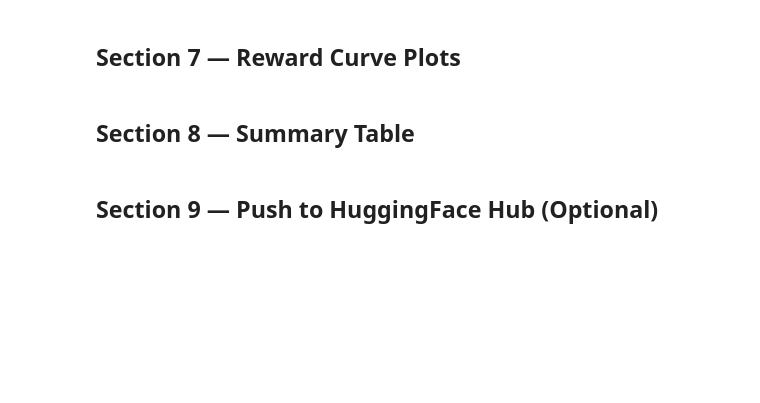
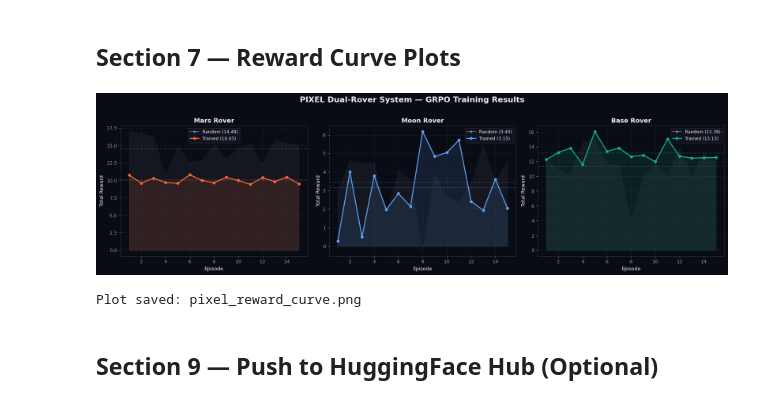
Before and after one commit to Satyamgupta2365/PIXIE, a Jupyter notebook: training/train_grpo.ipynb, the cells around one changed output. Saved outputs shown, nothing was run; the diff lists cells and outputs as text; code cells hidden in the pictures; blank space fills up the shorter version.

```diff
--- a/training/train_grpo.ipynb
+++ b/training/train_grpo.ipynb
@@ -352,32 +413,33 @@ print('\nEvaluation complete!')
 # %%
 import matplotlib.pyplot as plt
 
 fig, axes = plt.subplots(1, 3, figsize=(18, 5))
 fig.patch.set_facecolor('#0A0C15')
 colors = {'Mars': '#FF6B35', 'Moon': '#60A5FA', 'Base': '#10B981'}
 
 for idx, (env_name, data) in enumerate(results.items()):
     ax = axes[idx]
     ax.set_facecolor('#0A0C15')
     eps = range(1, N+1)
-    ax.plot(eps, data['random'], 'o-', color='#8A94A6', lw=1.5, label=f'Random ({np.mean(data["random"]):.2f})', alpha=.7, ms=4)
+    ax.plot(eps, data['trained'], 'o-', color='#8A94A6', lw=1.5, label=f'Random ({np.mean(data["random"]):.2f})', alpha=.7, ms=4)
     ax.plot(eps, data['trained'], 'o-', color=colors[env_name], lw=2, label=f'Trained ({np.mean(data["trained"]):.2f})', alpha=.9, ms=5)
     ax.fill_between(eps, data['random'], alpha=0.08, color='#8A94A6')
     ax.fill_between(eps, data['trained'], alpha=0.12, color=colors[env_name])
     ax.axhline(y=np.mean(data['random']), color='#8A94A6', ls='--', alpha=.3)
     ax.axhline(y=np.mean(data['trained']), color=colors[env_name], ls='--', alpha=.3)
     ax.set_title(f'{env_name} Rover', color='#F0F0F0', fontweight='bold', fontsize=13)
     ax.set_xlabel('Episode', color='#F0F0F0')
     ax.set_ylabel('Total Reward', color='#F0F0F0')
     ax.legend(facecolor='#141623', edgecolor='#333', labelcolor='#F0F0F0', fontsize=9)
     ax.tick_params(colors='#8A94A6')
     ax.grid(True, alpha=.12, color='#8A94A6')
     for s in ax.spines.values(): s.set_color('#333')
 
 plt.suptitle('PIXEL Dual-Rover System — GRPO Training Results', color='#F0F0F0', fontsize=16, fontweight='bold', y=1.02)
 plt.tight_layout()
 plt.savefig('pixel_reward_curve.png', dpi=150, facecolor='#0A0C15', bbox_inches='tight')
 plt.show()
 print('Plot saved: pixel_reward_curve.png')
+# %% [output]
+[figure, added]
+Plot saved: pixel_reward_curve.png
-# %% [markdown]
-## Section 8 — Summary Table
```
Also changed, not shown: parts of 2 cells of this notebook.
